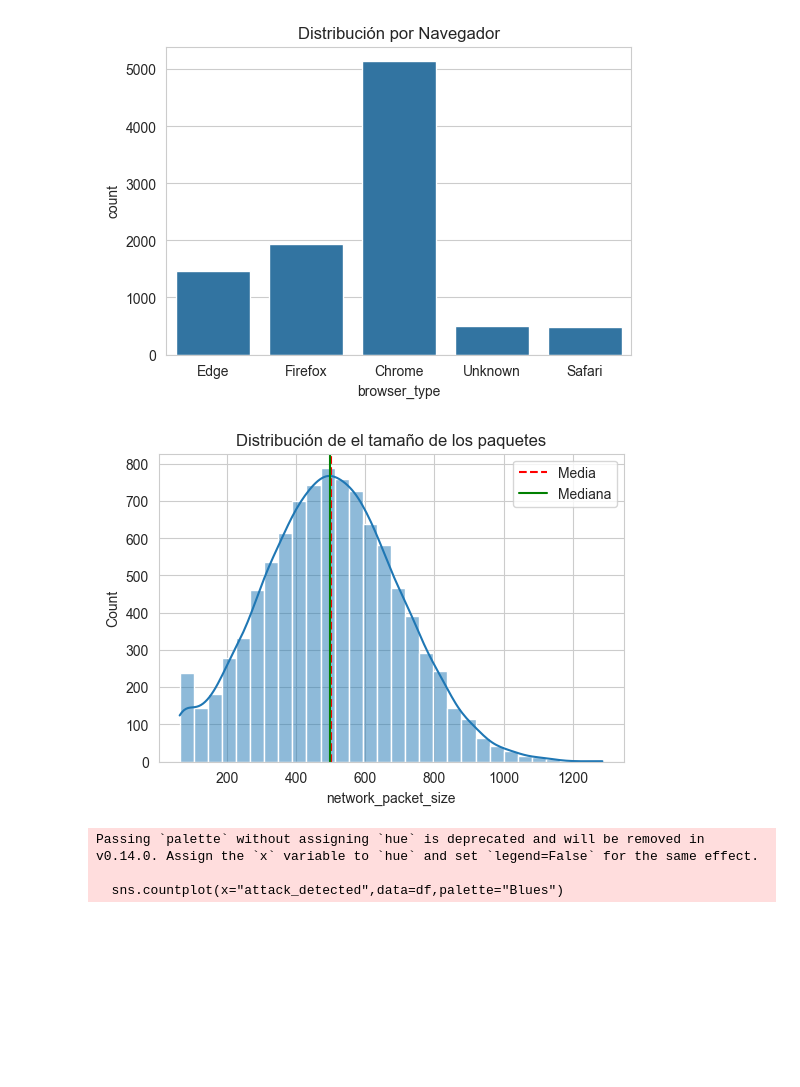
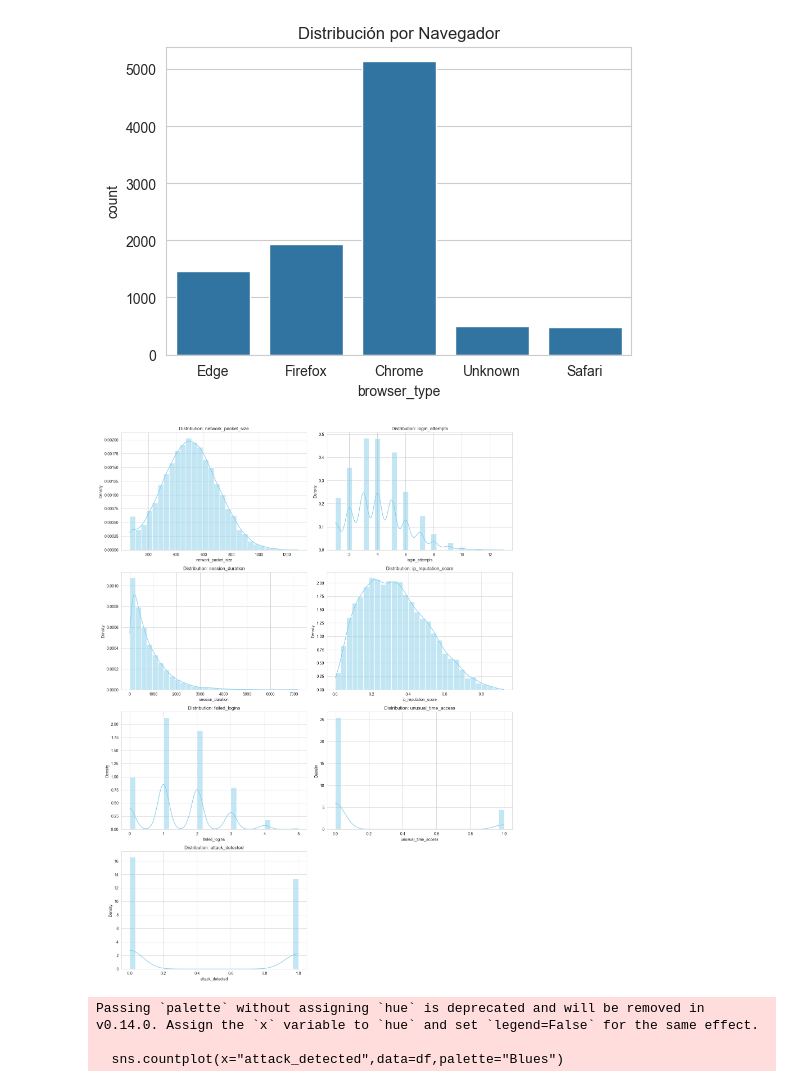
Before and after one commit to mikewig/EDA-Project, a Jupyter notebook: EDA.ipynb, the cells around one changed output. Drawn from its saved outputs; the diff is of its cells as text; code cells hidden in the pictures; blank space fills up the shorter version.

```diff
--- a/EDA.ipynb
+++ b/EDA.ipynb
@@ -93,15 +94,23 @@ plt.title("Distribución por Navegador")
 plt.show()
 # %% [output]
 [figure]
-# %%
-sns.histplot(df["network_packet_size"], kde=True, bins=30)
-plt.title("Distribución de el tamaño de los paquetes")
-plt.axvline(df["network_packet_size"].mean(), color='r', linestyle='--', label='Media')
-plt.axvline(df["network_packet_size"].median(), color='g', linestyle='-', label='Mediana')
-plt.legend()
-plt.show()
-# %% [output]
-[figure, removed]
+# %%
+numeric_cols = df.select_dtypes(include=[np.number]).columns
+num_cols = 2
+num_rows = (len(numeric_cols) + num_cols - 1) // num_cols
+plt.figure(figsize=(15, num_rows * 5))
+
+for i, column in enumerate(numeric_cols, 1):
+    plt.subplot(num_rows, num_cols, i)
+    sns.histplot(df[column], kde=True, stat='density', color='skyblue', bins=30)
+    plt.title(f"Distribution: {column}")
+    plt.xlabel(column)
+    plt.ylabel('Density')
+
+plt.tight_layout()
+plt.show()
+# %% [output]
+[figure, added]
 # %%
 sns.countplot(x="attack_detected",data=df,palette="Blues")
 plt.title("Total Attacks")
```
Also changed, not shown: parts of 1 cell of this notebook, 2 other files.
